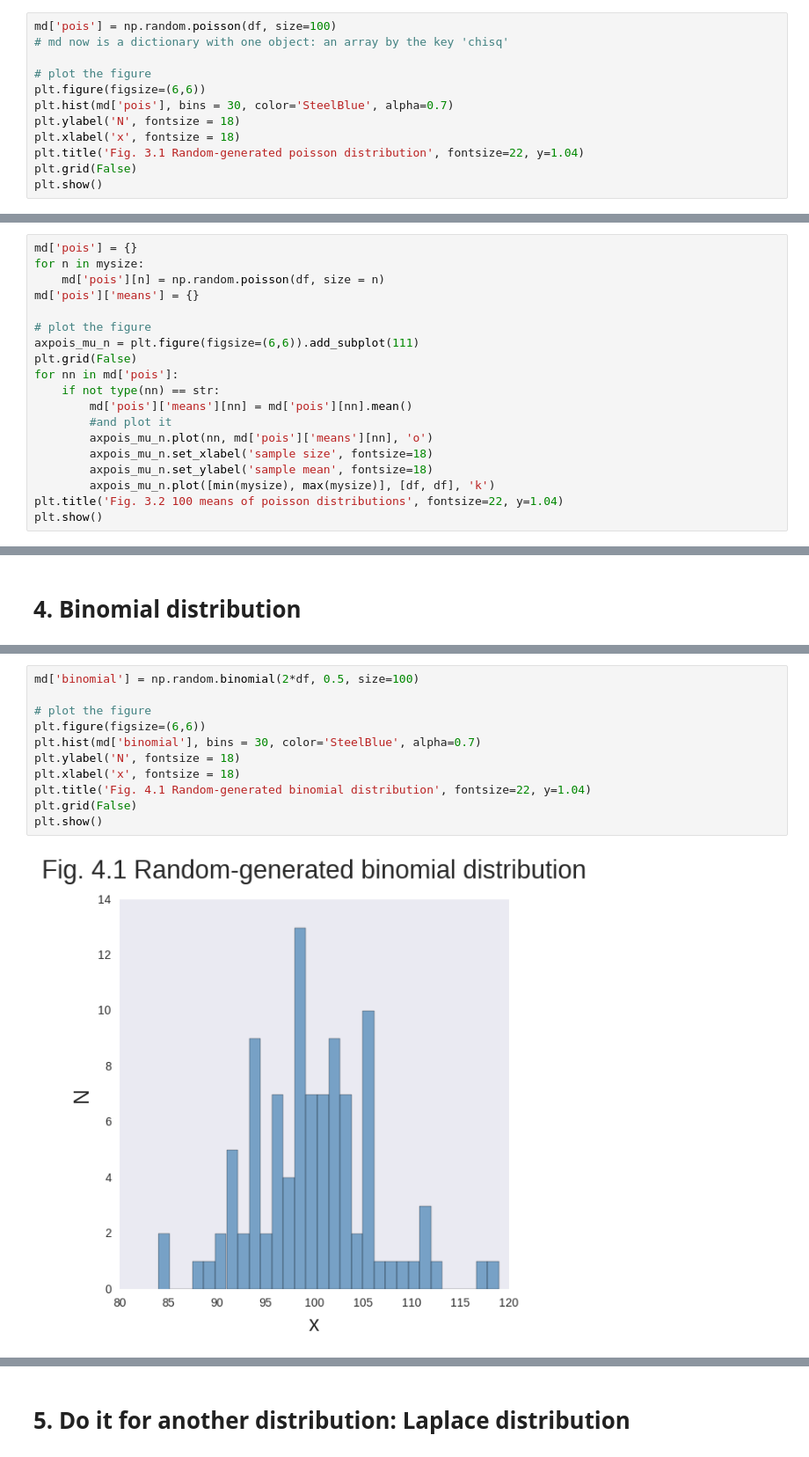
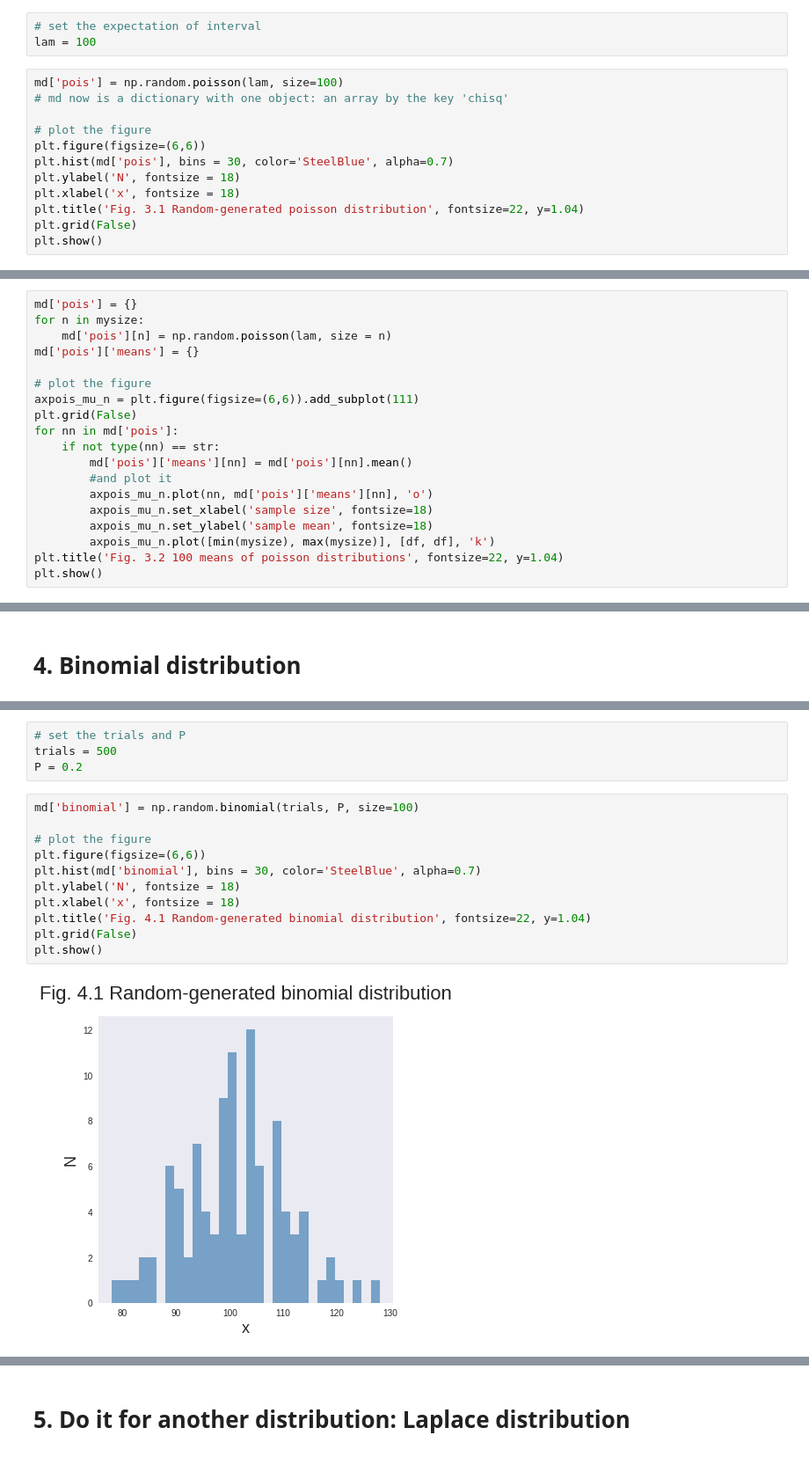
Before and after one commit to sebscho/PUI2017_lz1714, a Jupyter notebook: HW3_lz1714/Assignment1.ipynb, the cells around one changed output, grey strips where cells are left out. Shown at 88% size. Saved outputs shown, nothing was run; the diff lists cells and outputs as text.

```diff
--- a/HW3_lz1714/Assignment1.ipynb
+++ b/HW3_lz1714/Assignment1.ipynb
@@ -248,5 +246,8 @@ df = 100
+# %%
+# set the expectation of interval
+lam = 100
 # %%
-md['pois'] = np.random.poisson(df, size=100)
+md['pois'] = np.random.poisson(lam, size=100)
 # md now is a dictionary with one object: an array by the key 'chisq'
 
 # plot the figure
@@ -276,7 +277,7 @@ print (mysize, mysize.shape)
 # %%
 md['pois'] = {}
 for n in mysize:
-    md['pois'][n] = np.random.poisson(df, size = n)
+    md['pois'][n] = np.random.poisson(lam, size = n)
 md['pois']['means'] = {}
 
 # plot the figure
@@ -335,16 +334,20 @@ distributions = ['binomial']
+# %%
+# set the trials and P
+trials = 500
+P = 0.2
 # %%
-md['binomial'] = np.random.binomial(2*df, 0.5, size=100)
+md['binomial'] = np.random.binomial(trials, P, size=100)
 
 # plot the figure
 plt.figure(figsize=(6,6))
 plt.hist(md['binomial'], bins = 30, color='SteelBlue', alpha=0.7)
 plt.ylabel('N', fontsize = 18)
 plt.xlabel('x', fontsize = 18)
 plt.title('Fig. 4.1 Random-generated binomial distribution', fontsize=22, y=1.04)
 plt.grid(False)
 plt.show()
 # %% [output]
-[figure, old version]
+[figure, new version]
 # %%
 print ("Binomial mean: %.2f, standard deviation: %.2f"%(md['binomial'].mean(), md['binomial'].std()))
 # %% [output]
```
Also changed, not shown: parts of 36 cells of this notebook.
